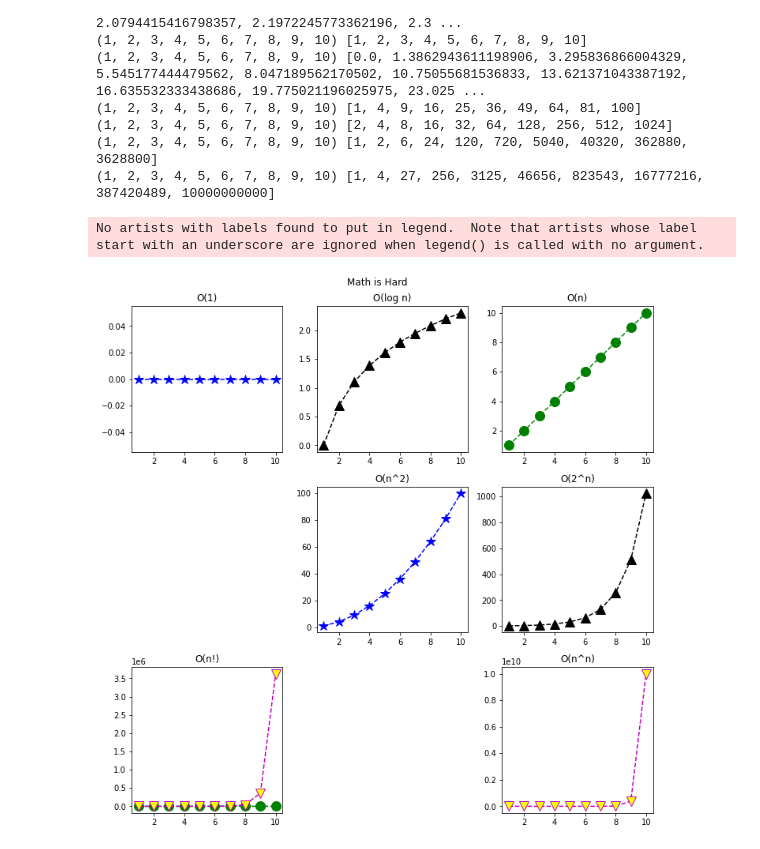
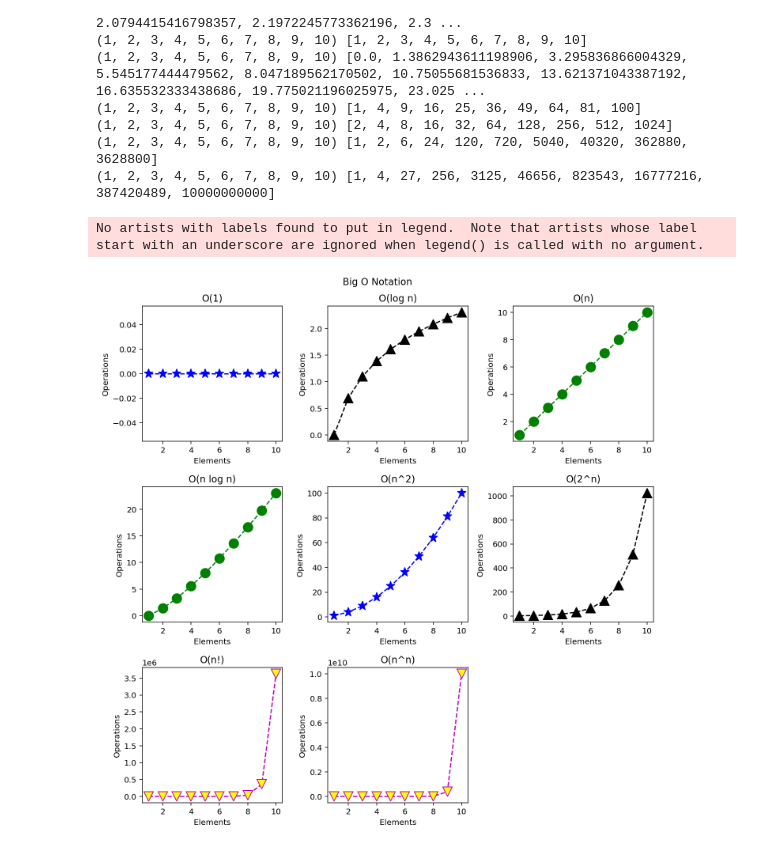
Before and after one commit to QMCBT-JustinEvans/numpy-pandas-visualization-exercises, a Jupyter notebook: big_o_notation.ipynb, the cells around one changed output. Drawn from its saved outputs; the diff is of its cells as text; code cells hidden in the pictures.

```diff
--- a/big_o_notation.ipynb
+++ b/big_o_notation.ipynb
@@ -68,47 +73,75 @@ print(n, y8)
 # %%
 # plot different mathematical functions vs x in a single figure
 plt.figure(figsize = (10,10))
-plt.suptitle('Math is Hard')
 
-# add label
+# add labels
+plt.suptitle('Big O Notation')
 plt.legend()
+#plt.rcParams.update({"text.usetex": True,"font.family": "Helvetica"})
 
 # subplots
+
+#y1
 plt.subplot(331)
 plt.plot(n, y1,color = 'blue', ls = '--', marker = '*', markerfacecolor='blue', markersize=12)
+#plt.xlim()
+#plt.ylim()
 plt.title('O(1)')
+plt. xlabel('Elements')
+plt. ylabel('Operations')
 
+#y2
 plt.subplot(332)
 plt.plot(n, y2,color = 'black', ls = '--', marker = '^', markerfacecolor='black', markersize=12)
 plt.title('O(log n)')
+plt. xlabel('Elements')
+plt. ylabel('Operations')
 
+#y3
 plt.subplot(333)
 plt.plot(n, y3,color = 'green', ls = '--', marker = 'o', markerfacecolor='green', markersize=12)
 plt.title('O(n)')
+plt. xlabel('Elements')
+plt. ylabel('Operations')
 
-plt.subplot(337)
+#y4
+plt.subplot(334)
 plt.plot(n, y4,color = 'green', ls = '--', marker = 'o', markerfacecolor='green', markersize=12)
 plt.title('O(n log n)')
+plt. xlabel('Elements')
+plt. ylabel('Operations')
 
+#y5
 plt.subplot(335)
 plt.plot(n, y5,color = 'blue', ls = '--', marker = '*', markerfacecolor='blue', markersize=12)
 plt.title('O(n^2)')
+plt. xlabel('Elements')
+plt. ylabel('Operations')
 
+#y6
 plt.subplot(336)
 plt.plot(n, y6,color = 'black', ls = '--', marker = '^', markerfacecolor='black', markersize=12)
 plt.title('O(2^n)')
+plt. xlabel('Elements')
+plt. ylabel('Operations')
 
+#y7
 plt.subplot(337)
 plt.plot(n, y7,color = 'm', ls = '--', marker = 'v', markerfacecolor='yellow', markersize=12)
 plt.title('O(n!)')
+plt. xlabel('Elements')
+plt. ylabel('Operations')
 
-plt.subplot(339)
+#y8
+plt.subplot(338)
 plt.plot(n, y8,color = 'm', ls = '--', marker = 'v', markerfacecolor='yellow', markersize=12)
 plt.title('O(n^n)')
+plt. xlabel('Elements')
+plt. ylabel('Operations')
 
 plt.tight_layout()
 
 plt.show()
 # %% [output]
 No artists with labels found to put in legend.  Note that artists whose label start with an underscore are ignored when legend() is called with no argument.
-[figure, old version]
+[figure, new version]
```
Also changed, not shown: parts of 2 cells of this notebook.
